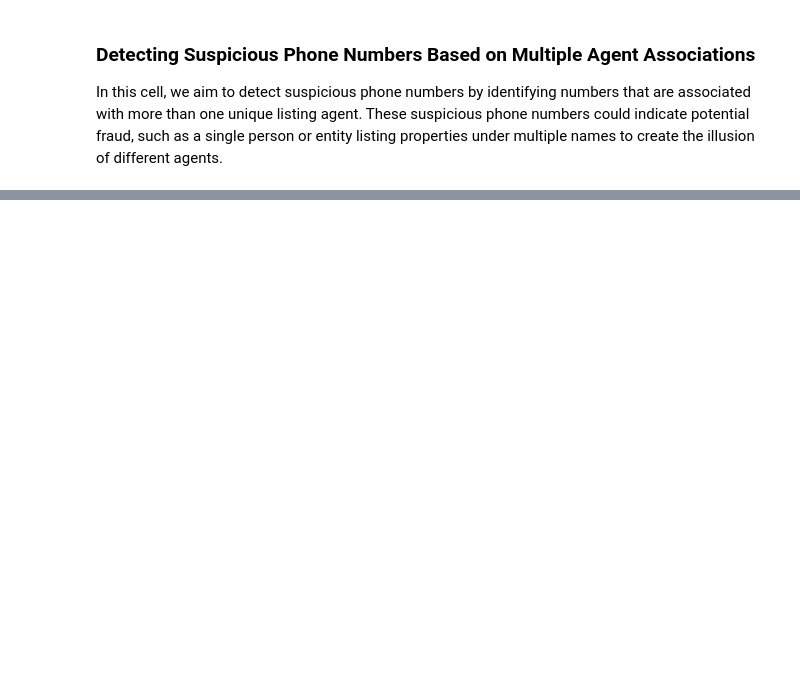
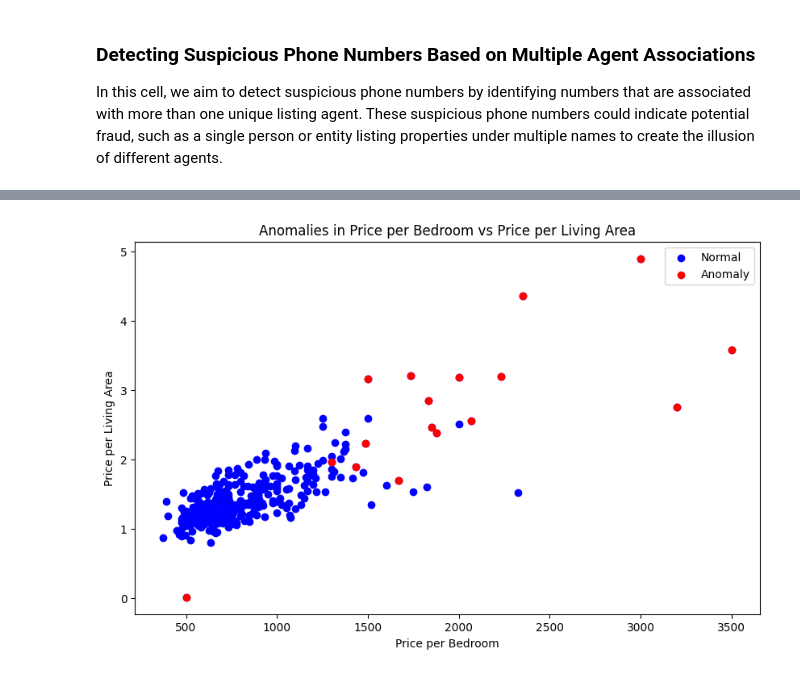
Before and after one commit to svnsvnsvn/SNARE, a Jupyter notebook: Apartment_Scam_Detection_Project.ipynb, the cells around one changed output, grey strips where cells are left out. Cells and saved outputs as stored; diff of their text form; code cells hidden in the pictures; blank space fills up the shorter version.

```diff
--- a/Apartment_Scam_Detection_Project.ipynb
+++ b/Apartment_Scam_Detection_Project.ipynb
@@ -1058,0 +475,28 @@ print(anomalous_listings.head())
+# %%
+# Step 1: Standardize the data
+scaler = StandardScaler()
+X = final_df[['Price per Bedroom', 'Price per Full Bathroom', 'Price per Total Bathroom',
+              'Price per Story', 'Price per Garage Space', 'Price per Living Area',
+              'Price per Lot Size Acre', 'Price per Year Built', 'Under_30_Days_Flag',
+              'Distance Suspiciousness', 'is_phone_suspicious', 'contains_suspicious_diction']]
+
+X_scaled = scaler.fit_transform(X)
+
+# Step 2: Apply Isolation Forest for anomaly detection
+iso_forest = IsolationForest(contamination=0.05, random_state=42)  # Adjust contamination to control sensitivity
+anomaly_flags = iso_forest.fit_predict(X_scaled)
+
+# Step 3: Add anomaly flags to the DataFrame
+final_df['is_anomaly'] = (anomaly_flags == -1).astype(int)  # 1 if anomaly, 0 otherwise
+
+# Step 4: Review flagged anomalies
+anomalies = final_df[final_df['is_anomaly'] == 1]
+
+
+# print(len(anomalies), "\n",anomalies,)
+
+# Step 4: Review flagged anomalies and sort by 'Price per Bedroom' in ascending order
+anomalies_sorted = anomalies.sort_values(by='Price per Bedroom', ascending=True)
+
+# Print the number of anomalies and the sorted anomalies
+print(len(anomalies_sorted), "\n", anomalies_sorted)
@@ -1058,0 +521,14 @@ print(anomalous_listings.head())
+# %%
+# Scatter plot of 'Price per Bedroom' vs 'Price per Living Area'
+plt.figure(figsize=(10, 6))
+plt.scatter(final_df['Price per Bedroom'], final_df['Price per Living Area'], c='blue', label='Normal')
+plt.scatter(final_df[final_df['is_anomaly'] == 1]['Price per Bedroom'],
+            final_df[final_df['is_anomaly'] == 1]['Price per Living Area'],
+            c='red', label='Anomaly')
+plt.xlabel('Price per Bedroom')
+plt.ylabel('Price per Living Area')
+plt.title('Anomalies in Price per Bedroom vs Price per Living Area')
+plt.legend()
+plt.show()
+# %% [output]
+[figure, added]
```
Also changed, not shown: parts of 54 cells of this notebook, 1 other file.
